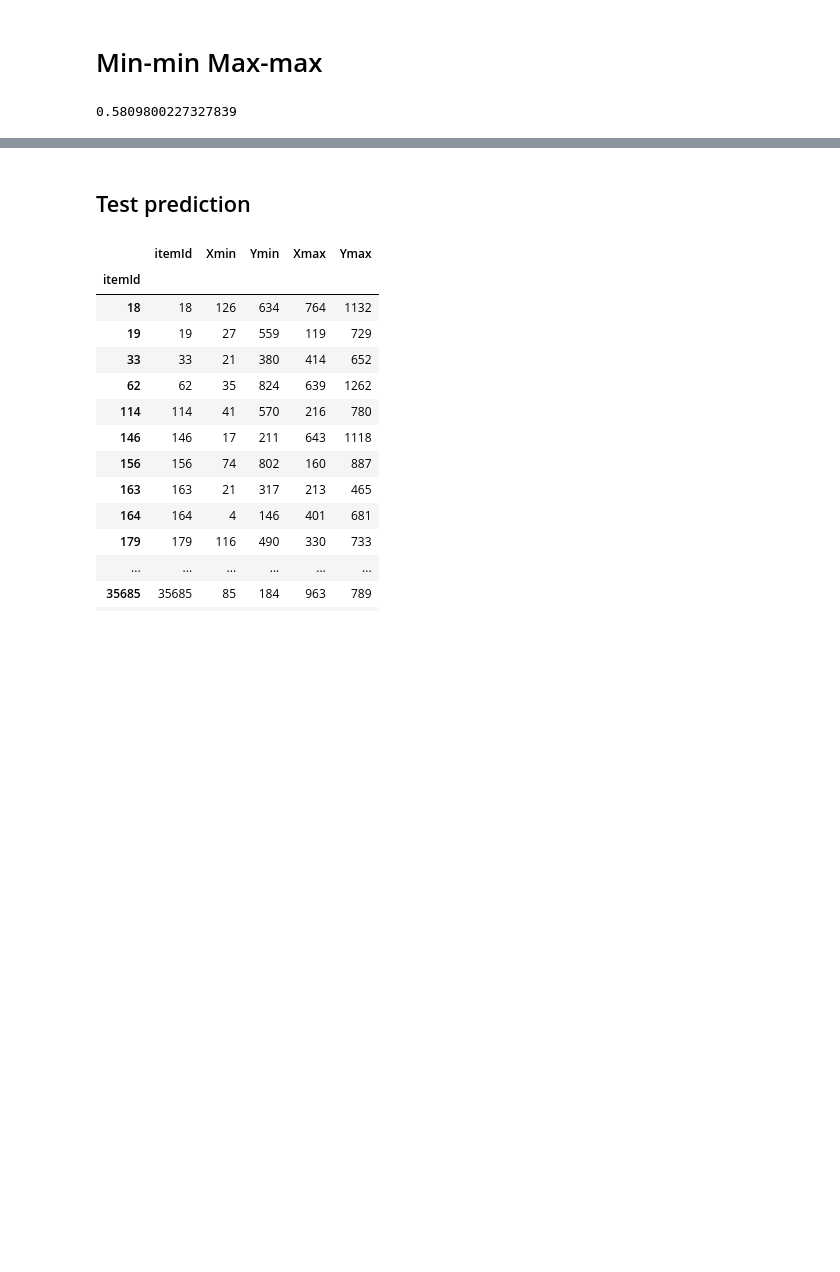
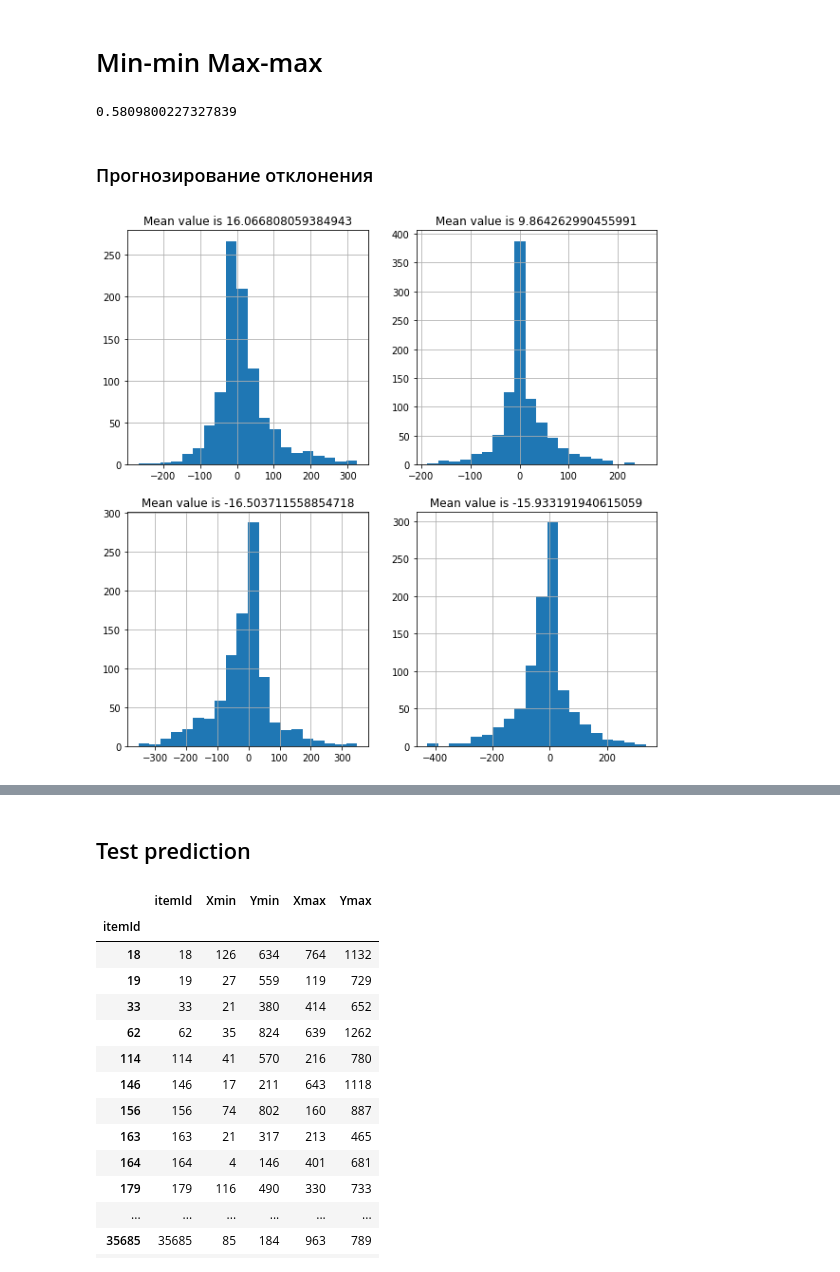
Before and after one commit to Dmitry513/BootCamp_Moderator, a Jupyter notebook: Min_max.ipynb, the cells around one changed output, grey strips where cells are left out. Drawn from its saved outputs; the diff is of its cells as text; code cells hidden in the pictures; blank space fills up the shorter version.

```diff
--- a/Min_max.ipynb
+++ b/Min_max.ipynb
@@ -44,16 +46,50 @@ df_train_Y = pd.read_csv('../Data/train_answers.csv')
 # %%
 df_test = pd.read_csv('../Data/test_data.csv')
 # %%
-X_pred = df_train_X.groupby('itemId').agg({'Xmin': min,
-                                           'Ymin': min,
-                                           'Xmax': max,
-                                           'Ymax': max})
+X_pred = df_train_X.groupby('itemId').agg({'Xmin': [min, max, 'mean', 'std'],
+                                           'Ymin': [min, max, 'mean', 'std'],
+                                           'Xmax': [min, max, 'mean', 'std'],
+                                           'Ymax': [min, max, 'mean', 'std'],
+                                           'userId': 'count'})
 # %%
 X_pred = X_pred.merge(df_train_Y, on='itemId', how='inner')
 # %%
-X_pred["iou"] = X_pred[['Xmin','Ymin', 'Xmax', 'Ymax', 'Xmin_true',\
+X_pred["iou"] = X_pred[[('Xmin', 'min'),('Ymin', 'min'), ('Xmax', 'max'), ('Ymax', 'max'), 'Xmin_true',\
       'Ymin_true', 'Xmax_true','Ymax_true']].apply(intersection_over_union, axis=1)
 # %%
 X_pred['iou'].mean()
 # %% [output]
 0.5809800227327839
+# %% [markdown]
+### Прогнозирование отклонения
+# %%
+X_pred['Volume'] = (X_pred[('Xmax', 'max')] - X_pred[('Xmin', 'min')]) *\
+                    (X_pred[('Ymax', 'max')] - X_pred[('Ymin', 'min')])
+
+X_pred['X_length'] = X_pred[('Xmax', 'max')] - X_pred[('Xmin', 'min')]
+X_pred['Y_length'] = X_pred[('Ymax', 'max')] - X_pred[('Ymin', 'min')]
+# %%
+Xmin_dtarg = X_pred['Xmin_true'] - X_pred[('Xmin', 'min')]
+Ymin_dtarg = X_pred['Ymin_true'] - X_pred[('Ymin', 'min')]
+Xmax_dtarg = X_pred['Xmax_true'] - X_pred[('Xmax', 'max')]
+Ymax_dtarg = X_pred['Ymax_true'] - X_pred[('Ymax', 'max')]
+# %%
+plt.figure(figsize=(10, 10))
+
+plt.subplot(2, 2, 1)
+Xmin_dtarg.hist(bins=20)
+plt.title('Mean value is {}'.format(Xmin_dtarg.mean()));
+
+plt.subplot(2, 2, 2)
+Ymin_dtarg.hist(bins=20)
+plt.title('Mean value is {}'.format(Ymin_dtarg.mean()));
+
+plt.subplot(2, 2, 3)
+Xmax_dtarg.hist(bins=20)
+plt.title('Mean value is {}'.format(Xmax_dtarg.mean()));
+
+plt.subplot(2, 2, 4)
+Ymax_dtarg.hist(bins=20)
+plt.title('Mean value is {}'.format(Ymax_dtarg.mean()));
+# %% [output]
+[figure, added]
```
Also changed, not shown: parts of 22 cells of this notebook.
